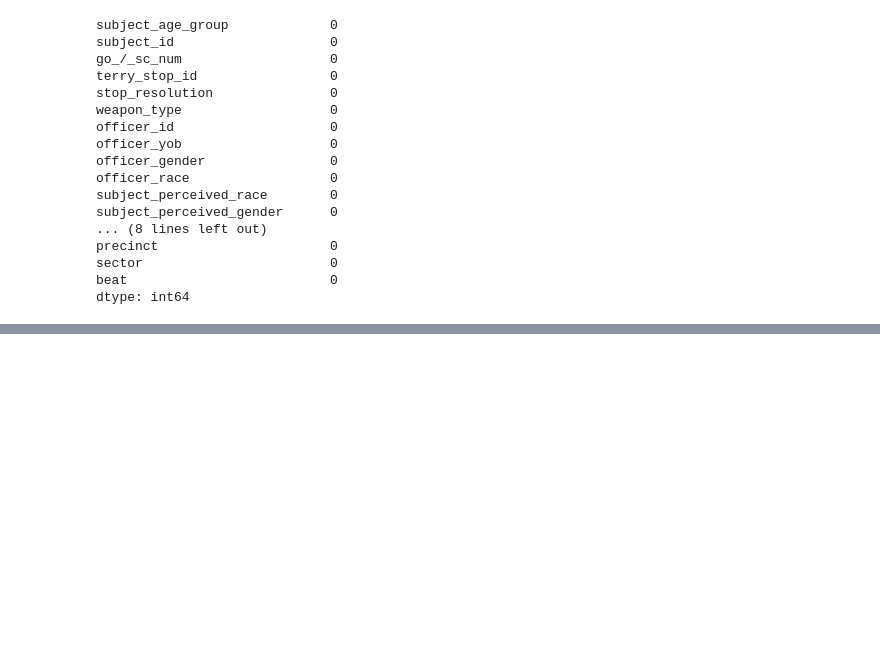
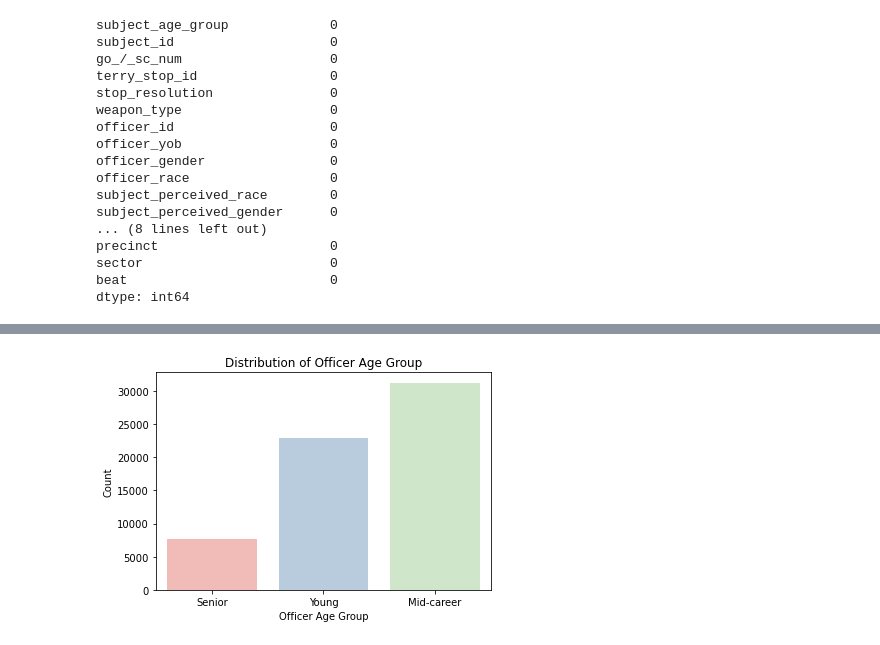
Before and after one commit to StacyMogeni/phase3_project, a Jupyter notebook: Untitled.ipynb, the cells around one changed output, grey strips where cells are left out. Drawn from its saved outputs; the diff is of its cells as text; code cells hidden in the pictures; blank space fills up the shorter version.

```diff
--- a/Untitled.ipynb
+++ b/Untitled.ipynb
@@ -441,0 +928,10 @@ df1.head()
+# %%
+#Plotting the Distribution of Officer Age Group
+plt.figure(figsize=(6,4))
+sns.countplot(data=df2, x='officer_age_group', palette='Pastel1')
+plt.title('Distribution of Officer Age Group')
+plt.xlabel('Officer Age Group')
+plt.ylabel('Count')
+plt.show()
+# %% [output]
+[figure, added]
```
Also changed, not shown: parts of 124 cells of this notebook, 1 other file.
